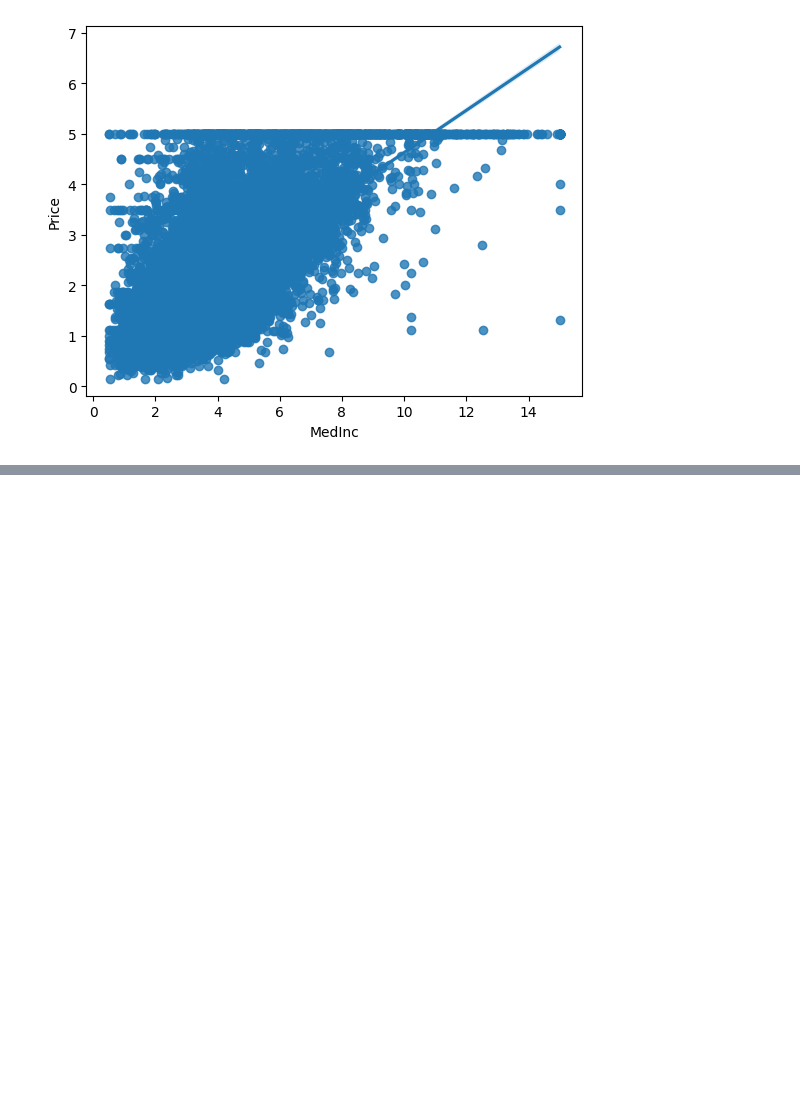
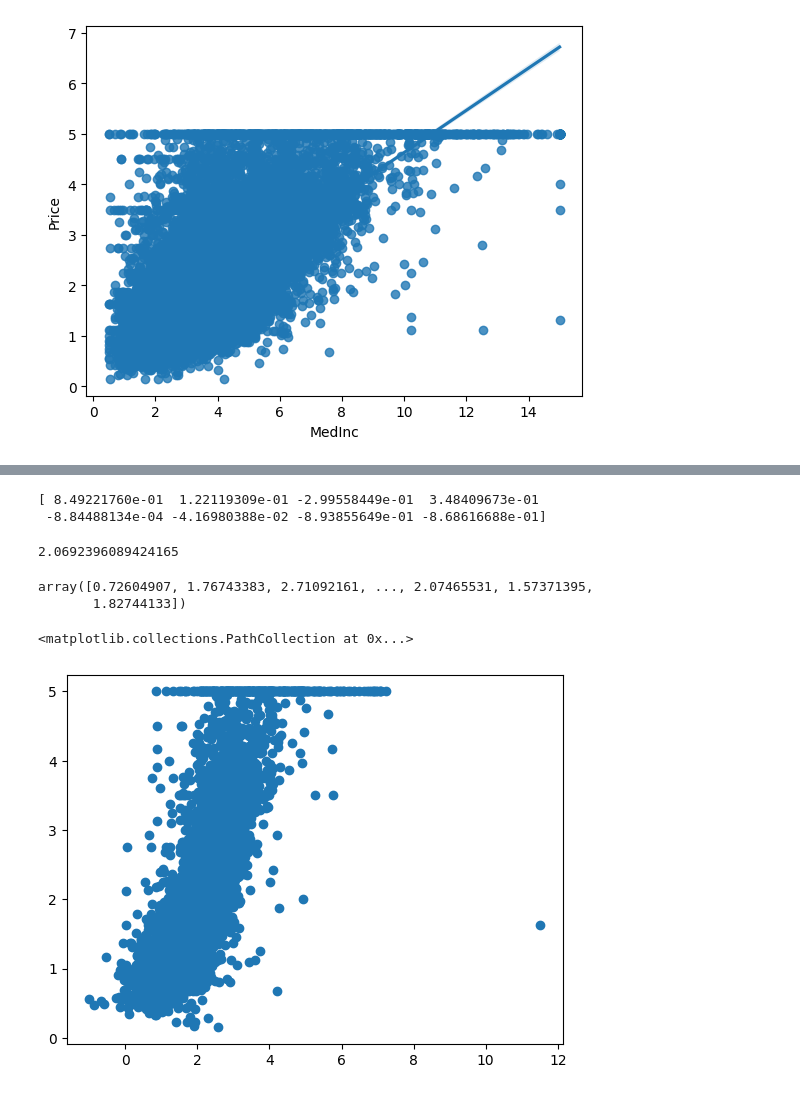
Before and after one commit to dt448/real_estate_price_prediction, a Jupyter notebook: model/toy_example.ipynb, the cells around one changed output, grey strips where cells are left out. Saved outputs shown, nothing was run; the diff lists cells and outputs as text; code cells hidden in the pictures; blank space fills up the shorter version.

Commit message:
model building and fitting

```diff
--- a/model/toy_example.ipynb
+++ b/model/toy_example.ipynb
@@ -182,0 +206,4 @@ y = df.iloc[:,-1]
+# %%
+X_train = scaler.fit_transform(X_train)
+# %%
+X_test = scaler.transform(X_test)
@@ -182,0 +246,2 @@ y = df.iloc[:,-1]
+# %%
+model = LinearRegression()
@@ -182,0 +250,23 @@ y = df.iloc[:,-1]
+# %%
+## print the coefficients and intercept
+print(model.coef_)
+# %% [output]
+[ 8.49221760e-01  1.22119309e-01 -2.99558449e-01  3.48409673e-01
+ -8.84488134e-04 -4.16980388e-02 -8.93855649e-01 -8.68616688e-01]
+# %%
+print(model.intercept_)
+# %% [output]
+2.0692396089424165
+# %%
+test_preds = model.predict(X_test)
+# %%
+test_preds
+# %% [output]
+array([0.72604907, 1.76743383, 2.71092161, ..., 2.07465531, 1.57371395,
+       1.82744133])
+# %%
+## plot a scatter plot for the prediction
+plt.scatter(test_preds,y_test)
+# %% [output]
+<matplotlib.collections.PathCollection at 0x...>
+[figure, added]
```
Also changed, not shown: parts of 15 cells of this notebook.
